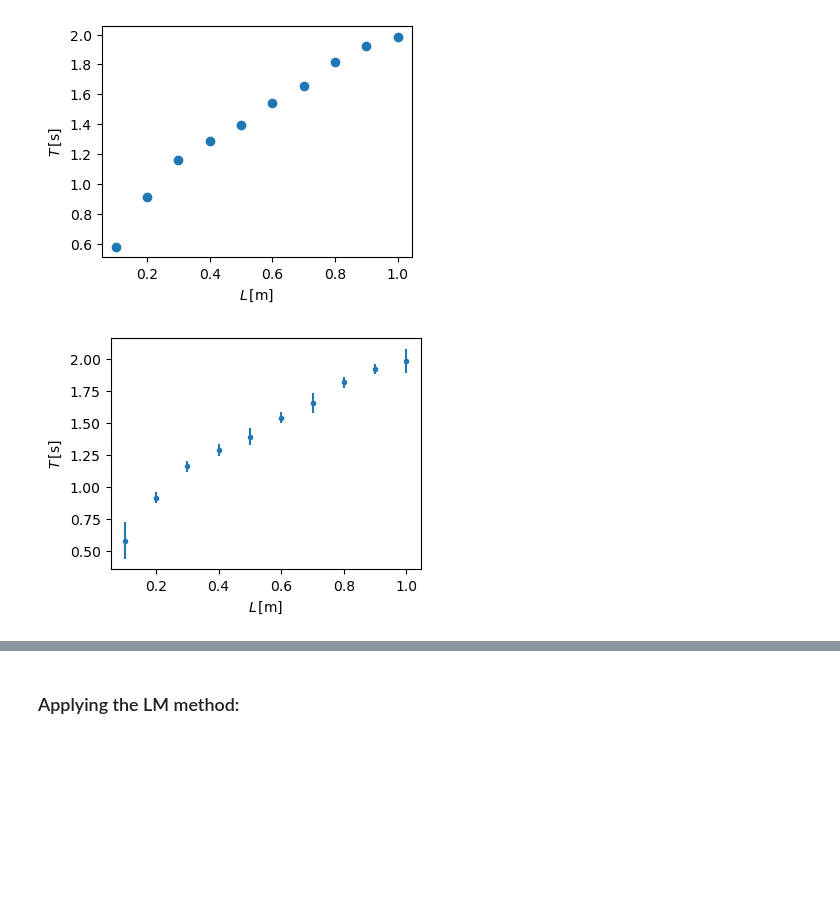
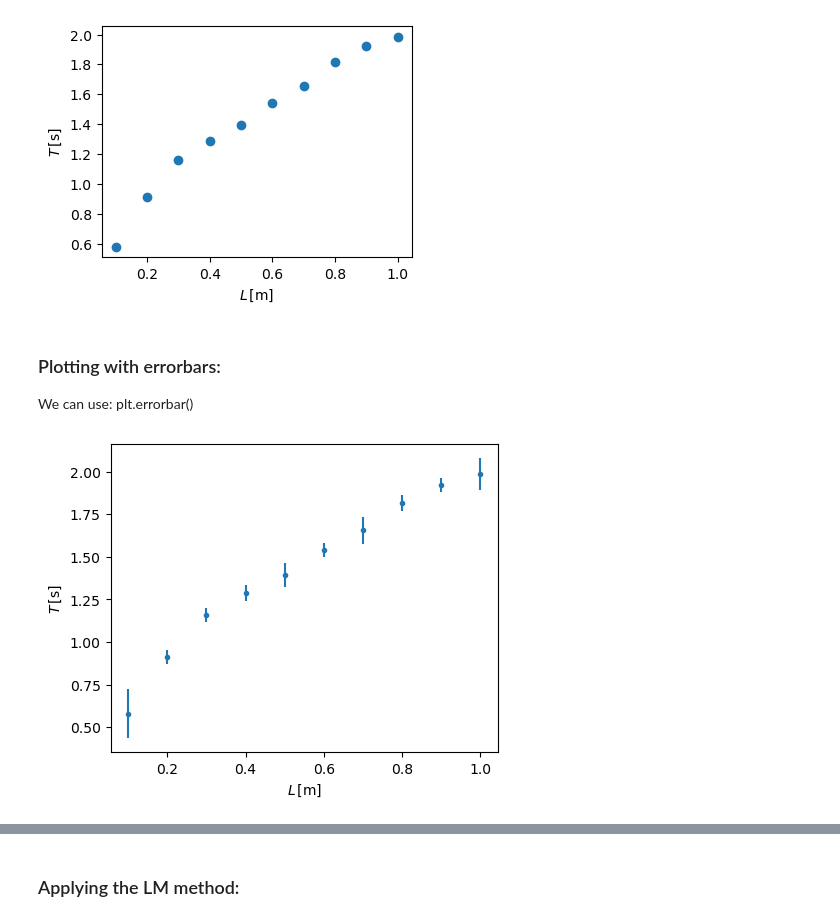
Before and after one commit to wbandabarragan/computational-physics-1, a Jupyter notebook: unit-1/111-Chi-Sqr-Fitting.ipynb, the cells around one changed output, grey strips where cells are left out. Saved outputs shown, nothing was run; the diff lists cells and outputs as text; code cells hidden in the pictures; blank space fills up the shorter version.

```diff
--- a/unit-1/111-Chi-Sqr-Fitting.ipynb
+++ b/unit-1/111-Chi-Sqr-Fitting.ipynb
@@ -63,7 +63,7 @@ def io_data(filename):
 # %%
 # Define the path to the file
 
-fname = "../sample-data/data_pendulum.csv"
+fname = "/Users/wbandabarragan/Dropbox/Teaching_Arxiv/physics-teaching-data/1D-data/data_pendulum.csv"
 
 # Call our function
 
@@ -87,3 +87,7 @@ print(t5)
 - np.mean()
 
 - np.std()
+# %%
+new_arr = np.array([t1, t2, t3, t4, t5])
+
+print(new_arr)
@@ -93,9 +103,9 @@ print(t5)
 #new_arr = np.array([t1, t2, t3, t4, t5])
 #print(new_arr.shape)
 
-mean_t = np.mean(np.array([t1, t2, t3, t4, t5]), axis = 0)
+mean_t = np.mean(new_arr, axis = 0)
 
-stdv_t = np.std(np.array([t1, t2, t3, t4, t5]), axis = 0)
+stdv_t = np.std(new_arr , axis = 0)
 
 #print(mean_t.size)
 #print(stdv_t.size)
@@ -114,16 +124,20 @@ plt.ylabel(r"$T\,\rm [s]$")
 plt.show()
 # %% [output]
 [figure]
+# %% [markdown]
+### Plotting with errorbars:
+
+We can use: plt.errorbar()
 # %%
-plt.figure(figsize=(4,3))
+plt.figure(figsize=(5,4))
 
-plt.errorbar(l, mean_t, 3*stdv_t, 0, marker = ".", linestyle = " ")
+plt.errorbar(l, mean_t, 3.*stdv_t, 0, marker = ".", linestyle = " ")
 
 plt.xlabel(r"$L\,\rm [m]$")
 plt.ylabel(r"$T\,\rm [s]$")
 plt.show()
 # %% [output]
-[figure, old version]
+[figure, new version]
 # %%
 # Plot of the data
 
```
Also changed, not shown: parts of 29 cells of this notebook.
